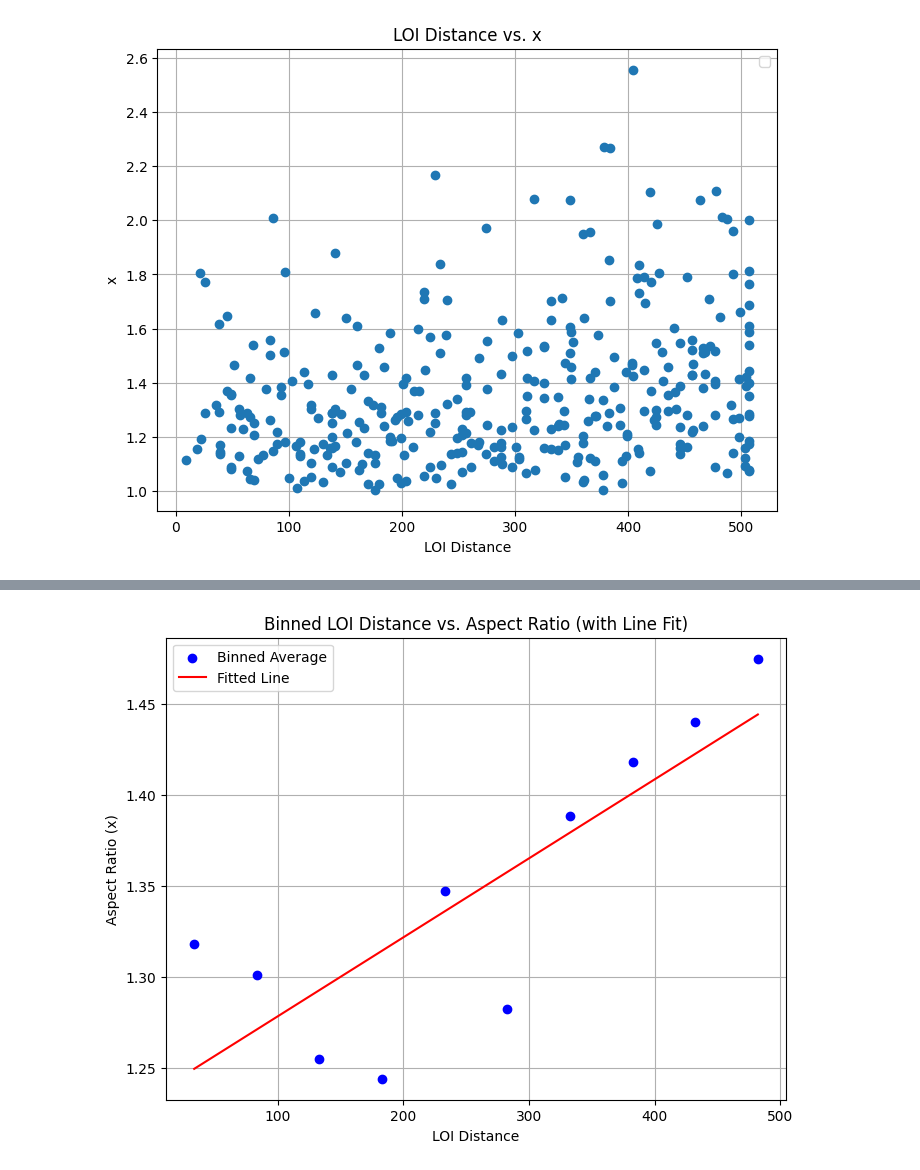
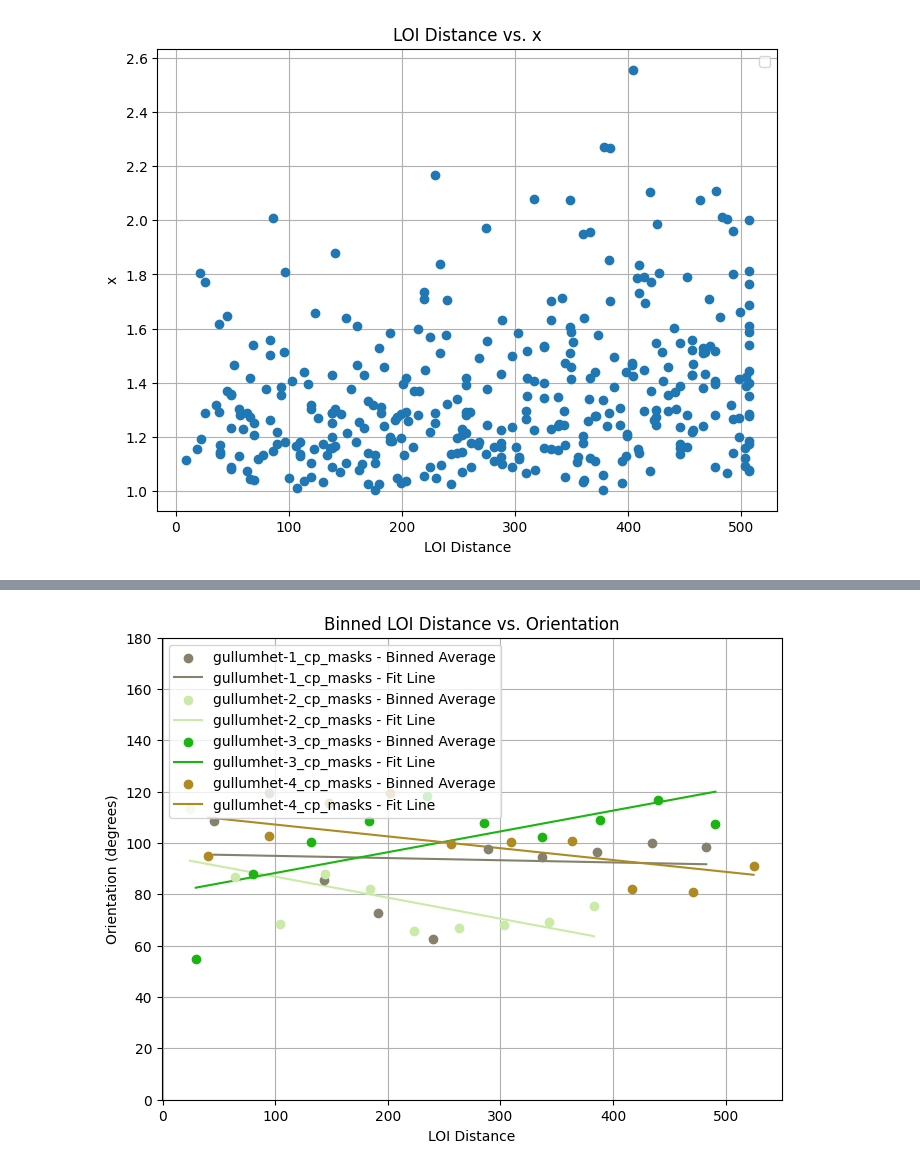
Before and after one commit to feyzanar/git-mycodes, a Jupyter notebook: 2d_mask_parameters.ipynb, the cells around one changed output, grey strips where cells are left out. Drawn from its saved outputs; the diff is of its cells as text; code cells hidden in the pictures.

```diff
--- a/2d_mask_parameters.ipynb
+++ b/2d_mask_parameters.ipynb
@@ -15,6 +17,6 @@ print(f'>>> GPU activated? {yn[use_GPU]}')
 # %%
 # run nuclear model
-dir = "//sv-nas1.rcp.epfl.ch/upoates/common/Feyza/data_BIOP/241217-pmyosin-yap_gullumbg(yapgood,pmyobad)/dapi-midpsm-snaps"
+dir = "//sv-nas1.rcp.epfl.ch/upoates/common/Feyza/Arianne-copied\midPSM-snaps"
 
 # model parameters
 model_path = "H:/PROJECTS-03/Agnese/cellpose training/2d/models/nuclei_h2b"
@@ -455,8 +457,11 @@ Text(0, 0.5, 'Number of Cells')
 # %%
 # POLAR HISTOGRAM
 
-for mask_group, masks in gullum_het_masks.items():
-        angles_degrees = [mask["orientation"] for mask in masks.values() if mask["roi"] and mask["aspect_ratio"]>1.25]
+for mask_group, masks in gullum_hom_masks.items():
+
+        angles_degrees = [mask["orientation"] if mask["orientation"] <= 90 else 180 - mask["orientation"] for mask in masks.values() if mask["roi"] and mask["aspect_ratio"] > 1.25]
+
+        #angles_degrees = [mask["orientation"] for mask in masks.values() if mask['orientation'] and mask["roi"] and mask["aspect_ratio"]>1.25 ]
 
         #angles_degrees = [mask["orientation"] for mask in masks.values() if mask["roi"] ]
 
@@ -467,7 +472,7 @@ angles_radians = np.radians(angles_degrees)
 fig, ax = plt.subplots(subplot_kw={'projection': 'polar'})
 ax.set_theta_zero_location("N")  # Set 0 degrees at the top
 ax.set_theta_direction(-1)       # Set angles to increase clockwise
-ax.set_thetalim(0, np.pi)        # Limit the angle to 0-180 degrees
+ax.set_thetalim(0, np.pi/2)        # Limit the angle to 0-180 degrees
 
 # Plot the histogram
 num_bins = 6  # Adjust the number of bins as needed
@@ -578,58 +635,63 @@ plt.show()
 # %%
-import matplotlib.pyplot as plt
-import numpy as np
+# Binned Along LOI, with linear fitting
 
-# Example data extraction (adjust to your data)
-angles_degrees = [
-    mask["aspect_ratio"] for mask in gullum_het_masks['gullumhet-1_cp_masks'].values() if mask["roi"]
-]
-loi_distances = [
-    mask["loi_distance"] for mask in gullum_het_masks['gullumhet-1_cp_masks'].values() if mask["roi"]
-]
+plt.figure(figsize=(8, 6))
 
-# Define the number of bins
-num_bins = 10  # Adjust the number of bins as needed
+# Iterate over each key in 'gullum_het_masks'
+for mask_group, masks in gullum_het_masks.items():
+    # Extract data for current mask group
+    angles_degrees = [mask["orientation"] for mask in masks.values() if mask['orientation'] and mask["roi"] and mask["aspect_ratio"]>1.25 ]
 
-# Create the bins along the x-axis (LOI distance)
-bin_edges = np.linspace(min(loi_distances), max(loi_distances), num_bins + 1)
+    loi_distances = [mask["loi_distance"] for mask in masks.values() if mask["roi"] and mask["aspect_ratio"]>1.25 ]
 
-# Digitize LOI distances to bin them
-binned_indices = np.digitize(loi_distances, bin_edges)
+    # Define the number of bins
+    num_bins = 10  # Adjust the number of bins as needed
 
-# Compute average angles for each bin
-binned_averages = []
-for i in range(1, num_bins + 1):
-    # Get the indices of the masks that fall into this bin
-    bin_mask_indices = [index for j, index in enumerate(binned_indices) if index == i]
-    # Get the corresponding angles for these masks and compute the average
-    binned_angles = [angles_degrees[j] for j in range(len(angles_degrees)) if binned_indices[j] == i]
-    if binned_angles:  # Check if there are any values in the bin
-        binned_averages.append(np.mean(binned_angles))
+    # Create the bins along the x-axis (LOI distance)
+    bin_edges = np.linspace(min(loi_distances), max(loi_distances), num_bins + 1)
 
-# Compute bin centers for plotting
-bin_centers = 0.5 * (bin_edges[:-1] + bin_edges[1:])
+    # Digitize LOI distances to bin them
+    binned_indices = np.digitize(loi_distances, bin_edges)
 
-# Fit a line to the binned data
-coefficients = np.polyfit(bin_centers, binned_averages, 1)  # Linear fit (degree=1)
-linear_fit = np.poly1d(coefficients)  # Create a linear polynomial function
+    # Compute average angles for each bin
+    binned_averages = []
+    for i in range(1, num_bins + 1):
+        # Get the indices of the masks that fall into this bin
+        bin_mask_indices = [index for j, index in enumerate(binned_indices) if index == i]
+        # Get the corresponding angles for these masks and compute the average
+        binned_angles = [angles_degrees[j] for j in range(len(angles_degrees)) if binned_indices[j] == i]
+        if binned_angles:  # Check if there are any values in the bin
+            binned_averages.append(np.mean(binned_angles))
 
-# Plot the binned data (average values per bin)
-plt.figure(figsize=(8, 6))
-plt.scatter(bin_centers, binned_averages, color='blue', label='Binned Average', zorder=5)
+    # Compute bin centers for plotting
+    bin_centers = 0.5 * (bin_edges[:-1] + bin_edges[1:])
 
-# Plot the fitted line
-loi_fit_values = np.linspace(min(bin_centers), max(bin_centers), 100)
-angles_fit_values = linear_fit(loi_fit_values)
-plt.plot(loi_fit_values, angles_fit_values, color='red', linestyle='-', label='Fitted Line')
+    # Fit a line to the binned data
+    coefficients = np.polyfit(bin_centers, binned_averages, 1)  # Linear fit (degree=1)
+    linear_fit = np.poly1d(coefficients)  # Create a linear polynomial function
+
+    # Plot the binned data (average values per bin)
+    color = np.random.rand(3,)  # Random color for each mask group
+    plt.scatter(bin_centers, binned_averages, color=color, label=f'{mask_group} - Binned Average', zorder=5)
+
+    # Plot the fitted line
+    loi_fit_values = np.linspace(min(bin_centers), max(bin_centers), 100)
+    angles_fit_values = linear_fit(loi_fit_values)
+    plt.plot(loi_fit_values, angles_fit_values, color=color, linestyle='-', label=f'{mask_group} - Fit Line')
 
 # Add labels, title, and legend
 plt.xlabel("LOI Distance")
-plt.ylabel("Aspect Ratio (x)")
-plt.title("Binned LOI Distance vs. Aspect Ratio (with Line Fit)")
+plt.ylabel("Orientation (degrees)")
+plt.title("Binned LOI Distance vs. Orientation")
+plt.ylim([0,180])
+
+# Add a legend to differentiate each mask group
 plt.legend()
+
+# Show grid
 plt.grid(True)
 
 # Show the plot
 plt.show()
 # %% [output]
-[figure, old version]
+[figure, new version]
```
Also changed, not shown: parts of 7 cells of this notebook, 1 other file.
